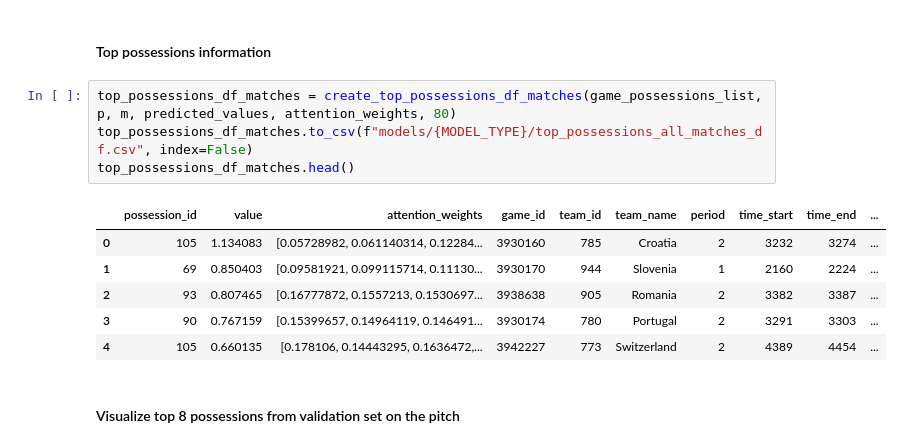
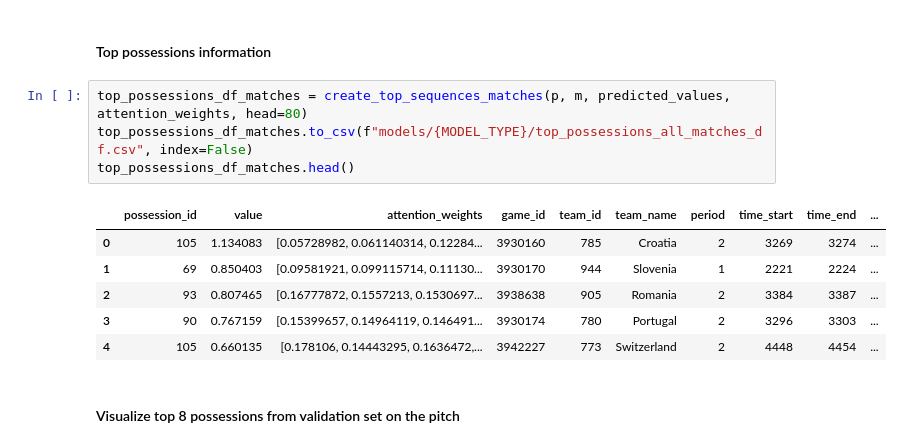
Before and after one commit to tmorcinek/statsbomb-scout, a Jupyter notebook: analysis_matches.ipynb, the cells around one changed output. Saved outputs shown, nothing was run; the diff lists cells and outputs as text.

Commit message:
refactor: rename create_top_possessions_df_matches to create_top_sequences_matches and update related visualization functions

```diff
--- a/analysis_matches.ipynb
+++ b/analysis_matches.ipynb
@@ -239,16 +229,16 @@ gc.collect()
 # %% [markdown]
 #### Top possessions information
 # %%
-top_possessions_df_matches = create_top_possessions_df_matches(game_possessions_list, p, m, predicted_values, attention_weights, 80)
+top_possessions_df_matches = create_top_sequences_matches(p, m, predicted_values, attention_weights, head=80)
 top_possessions_df_matches.to_csv(f"models/{MODEL_TYPE}/top_possessions_all_matches_df.csv", index=False)
 top_possessions_df_matches.head()
 # %% [output]
 |  | possession_id | value | attention_weights | game_id | team_id | team_name | period | time_start | time_end | ... |
-| 0 | 105 | 1.134083 | [0.05728982, 0.061140314, 0.12284... | 3930160 | 785 | Croatia | 2 | 3232 | 3274 | ... |
-| 1 | 69 | 0.850403 | [0.09581921, 0.099115714, 0.11130... | 3930170 | 944 | Slovenia | 1 | 2160 | 2224 | ... |
-| 2 | 93 | 0.807465 | [0.16777872, 0.1557213, 0.1530697... | 3938638 | 905 | Romania | 2 | 3382 | 3387 | ... |
-| 3 | 90 | 0.767159 | [0.15399657, 0.14964119, 0.146491... | 3930174 | 780 | Portugal | 2 | 3291 | 3303 | ... |
-| 4 | 105 | 0.660135 | [0.178106, 0.14443295, 0.1636472,... | 3942227 | 773 | Switzerland | 2 | 4389 | 4454 | ... |
+| 0 | 105 | 1.134083 | [0.05728982, 0.061140314, 0.12284... | 3930160 | 785 | Croatia | 2 | 3269 | 3274 | ... |
+| 1 | 69 | 0.850403 | [0.09581921, 0.099115714, 0.11130... | 3930170 | 944 | Slovenia | 1 | 2221 | 2224 | ... |
+| 2 | 93 | 0.807465 | [0.16777872, 0.1557213, 0.1530697... | 3938638 | 905 | Romania | 2 | 3384 | 3387 | ... |
+| 3 | 90 | 0.767159 | [0.15399657, 0.14964119, 0.146491... | 3930174 | 780 | Portugal | 2 | 3296 | 3303 | ... |
+| 4 | 105 | 0.660135 | [0.178106, 0.14443295, 0.1636472,... | 3942227 | 773 | Switzerland | 2 | 4448 | 4454 | ... |
 # %% [markdown]
 #### Visualize top 8 possessions from validation set on the pitch
 # %%
```
Also changed, not shown: parts of 6 cells of this notebook, 4 other files.
